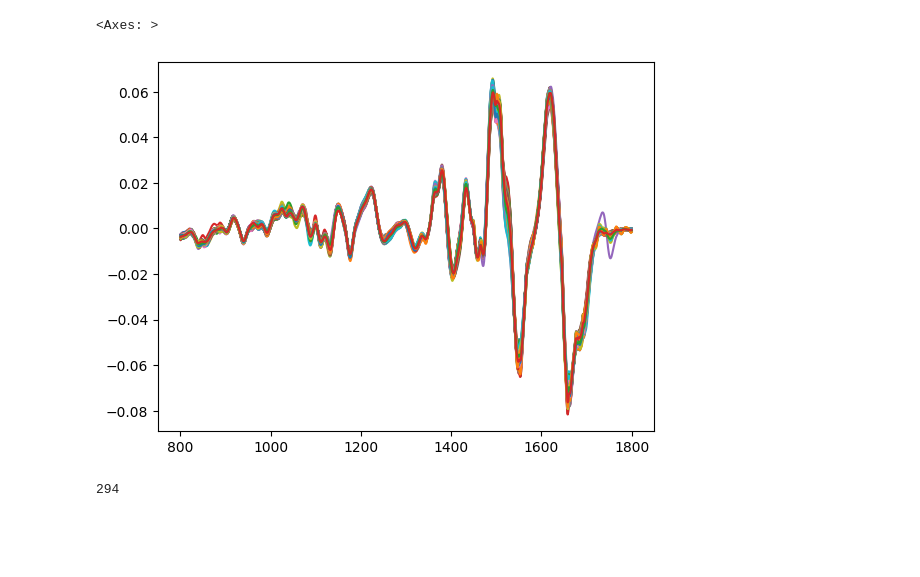
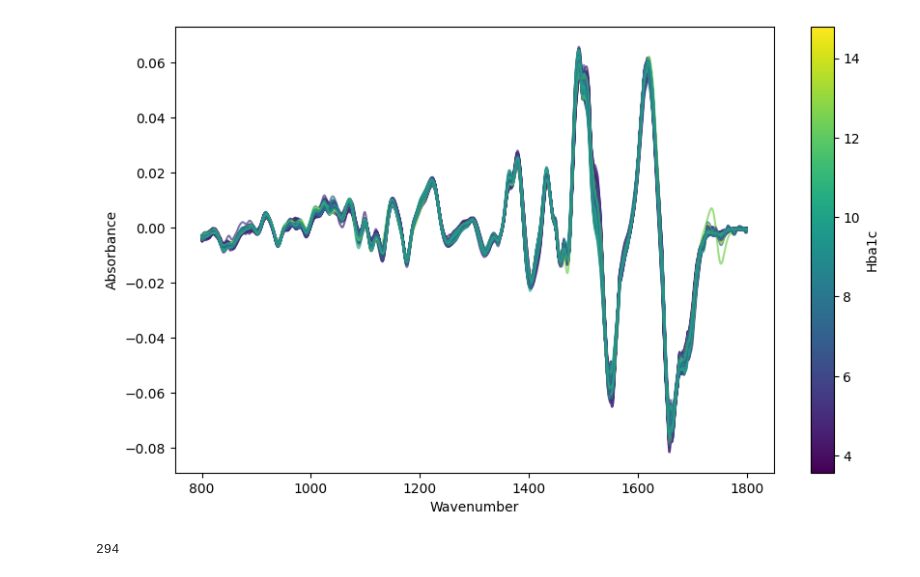
Before and after one commit to MelnychenkoM/ml_methods_hba1c, a Jupyter notebook: regression.ipynb, the cells around one changed output. Cells and saved outputs as stored; diff of their text form; code cells hidden in the pictures; blank space fills up the shorter version.

```diff
--- a/regression.ipynb
+++ b/regression.ipynb
@@ -20,15 +25,14 @@ domain_path = '~/data/domain.csv'
 # domain_path = '~/data/dataset_565_domain.csv'
 # %%
 dataset = DatasetSpectra(file_path, domain_path)
-dataset.select_max_abs(0.3)
+# dataset.select_max_abs(0.3)
 # dataset.baseline_corr()
 dataset.savgol_filter(window_length=32, polyorder=2, deriv=1)
 dataset.normalization(kind='vector')
 dataset.select_region(800, 1800)
-pd.DataFrame(dataset.spectra, columns=dataset.wavenumbers).T.plot(legend=False)
+dataset.plot_spectra()
 # %% [output]
-<Axes: >
-[figure, old version]
+[figure, new version]
 # %%
 print(dataset.n_samples)
 # %% [output]
```
Also changed, not shown: parts of 13 cells of this notebook, 4 other files.
